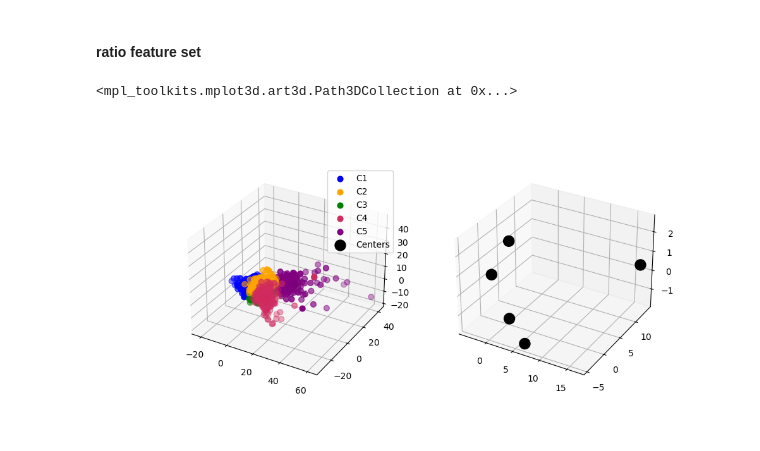
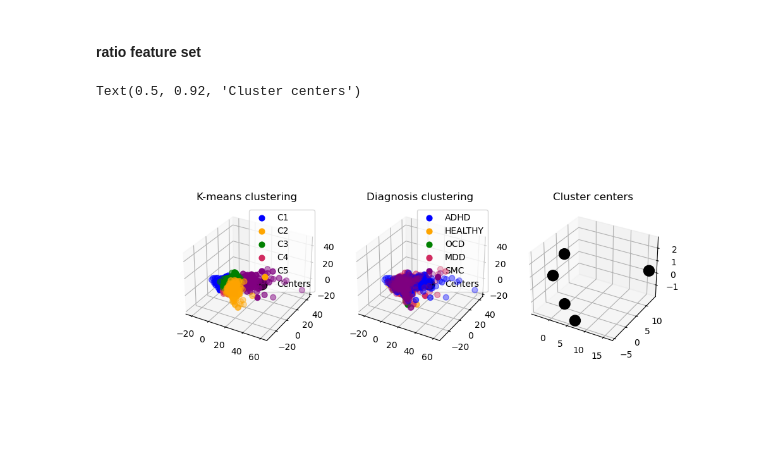
Before and after one commit to TSmolders/Internship_EEG, a Jupyter notebook: 4_cluster_analysis.ipynb, the cells around one changed output. Drawn from its saved outputs; the diff is of its cells as text; code cells hidden in the pictures.

```diff
--- a/4_cluster_analysis.ipynb
+++ b/4_cluster_analysis.ipynb
@@ -317,6 +317,7 @@ numeric_transformer = Pipeline(steps = [
 
 X = df_features_ratio[numeric_cols]
 X_scaled = numeric_transformer.fit_transform(X)
+Y = df_features_ratio['diagnosis']
 
 # model
 kmeans = KMeans(n_clusters=n_clusters, n_init=10)
@@ -331,33 +332,52 @@ from sklearn.decomposition import PCA
 
 # Create a PCA model to reduce our data to 2 dimensions for visualisation
 pca = PCA(n_components = 3)
 X_reduced = pca.fit_transform(X_scaled) # transfer to 2D
 
 # Convert to a data frame
 X_reduceddf = pd.DataFrame(X_reduced, index = X.index, columns=['PC1','PC2', 'PC3'])
 X_reduceddf['cluster'] = clusters
 X_reduceddf.head()
 
 centres_reduced = pca.transform(kmeans.cluster_centers_)
 
 %matplotlib widget
-fig, ax = plt.subplots(1,2,figsize=(10,5),subplot_kw=dict(projection='3d'))
+fig, ax = plt.subplots(1,3,figsize=(10,5),subplot_kw=dict(projection='3d'))
 
 c1 = np.array(clusters==0)
 c2 = np.array(clusters==1)
 c3 = np.array(clusters==2)
 c4 = np.array(clusters==3)
 c5 = np.array(clusters==4)
+
+d1 = np.array(Y=='ADHD')
+d2 = np.array(Y=='HEALTHY')
+d3 = np.array(Y=='OCD')
+d4 = np.array(Y=='MDD')
+d5 = np.array(Y=='SMC')
+
 
 
 ax[0].scatter(X_reduced[c1,0],X_reduced[c1,1],X_reduced[c1,2],c='blue',s=40,label="C1", zorder=5)
 ax[0].scatter(X_reduced[c2,0],X_reduced[c2,1],X_reduced[c2,2],c='orange',s=40,label="C2", zorder=4)
 ax[0].scatter(X_reduced[c3,0],X_reduced[c3,1],X_reduced[c3,2],c='green',s=40,label="C3", zorder=3)
 ax[0].scatter(X_reduced[c4,0],X_reduced[c4,1],X_reduced[c4,2],c='#D12B60',s=40,label="C4", zorder=2)
 ax[0].scatter(X_reduced[c5,0],X_reduced[c5,1],X_reduced[c5,2],c='purple',s=40,label="C5", zorder=1)
 ax[0].scatter(centres_reduced[:,0],centres_reduced[:,1],centres_reduced[:,2],c="black",s=150,label="Centers",alpha=1)
 ax[0].legend()
+ax[0].set_title('K-means clustering')
+
+ax[1].scatter(X_reduced[d1,0],X_reduced[d1,1],X_reduced[d1,2],c='blue',s=40,label="ADHD", zorder=5)
+ax[1].scatter(X_reduced[d2,0],X_reduced[d2,1],X_reduced[d2,2],c='orange',s=40,label="HEALTHY", zorder=4)
+ax[1].scatter(X_reduced[d3,0],X_reduced[d3,1],X_reduced[d3,2],c='green',s=40,label="OCD", zorder=3)
+ax[1].scatter(X_reduced[d4,0],X_reduced[d4,1],X_reduced[d4,2],c='#D12B60',s=40,label="MDD", zorder=2)
+ax[1].scatter(X_reduced[d5,0],X_reduced[d5,1],X_reduced[d5,2],c='purple',s=40,label="SMC", zorder=1)
 ax[1].scatter(centres_reduced[:,0],centres_reduced[:,1],centres_reduced[:,2],c="black",s=150,label="Centers",alpha=1)
+ax[1].legend()
+ax[1].set_title('Diagnosis clustering')
+
+ax[2].scatter(centres_reduced[:,0],centres_reduced[:,1],centres_reduced[:,2],c="black",s=150,label="Centers",alpha=1)
+ax[2].set_title('Cluster centers')
 # %% [output]
-<mpl_toolkits.mplot3d.art3d.Path3DCollection at 0x...>
+Text(0.5, 0.92, 'Cluster centers')
-[figure, old version]
+[figure, new version]
```
Also changed, not shown: parts of 1 cell of this notebook.
